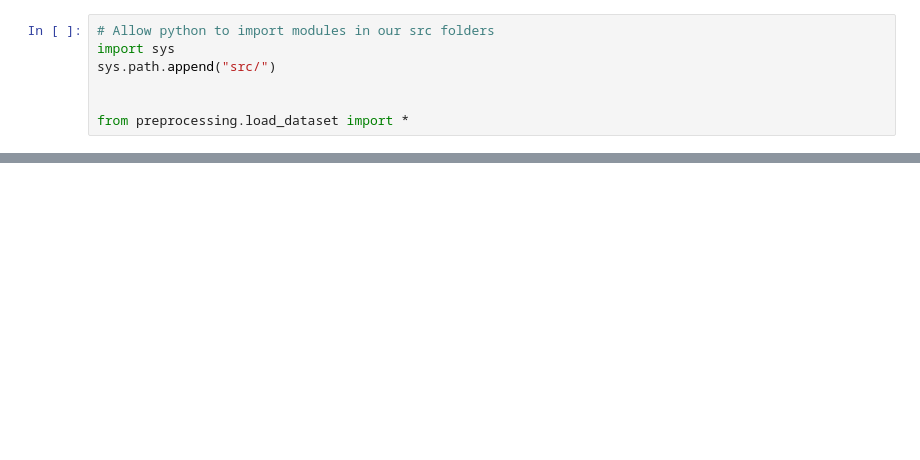
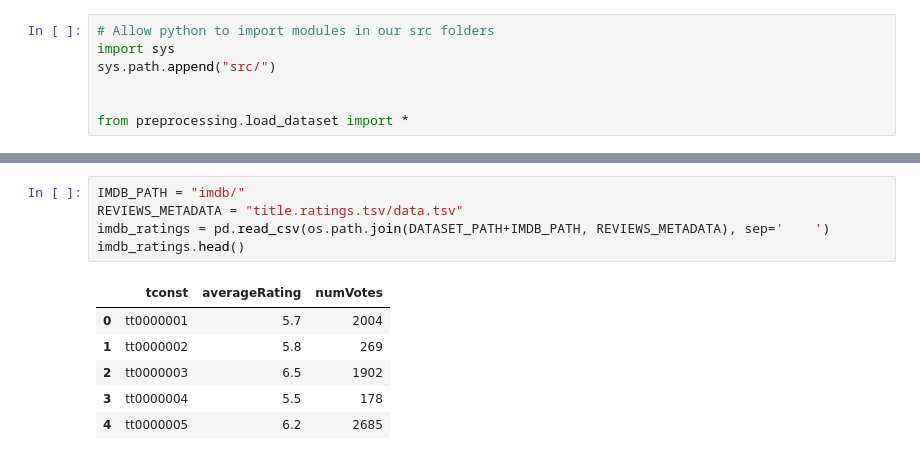
Before and after one commit to epfl-ada/ada-2023-project-advanceddataarsonists, a Jupyter notebook: data_exploring.ipynb, the cells around one changed output, grey strips where cells are left out. Cells and saved outputs as stored; diff of their text form; blank space fills up the shorter version.

```diff
--- a/data_exploring.ipynb
+++ b/data_exploring.ipynb
@@ -52,0 +84,12 @@ tvtropes_tf.sample(5)
+# %%
+IMDB_PATH = "imdb/"
+REVIEWS_METADATA = "title.ratings.tsv/data.tsv"
+imdb_ratings = pd.read_csv(os.path.join(DATASET_PATH+IMDB_PATH, REVIEWS_METADATA), sep='	')
+imdb_ratings.head()
+# %% [output]
+|  | tconst | averageRating | numVotes |
+| 0 | tt0000001 | 5.7 | 2004 |
+| 1 | tt0000002 | 5.8 | 269 |
+| 2 | tt0000003 | 6.5 | 1902 |
+| 3 | tt0000004 | 5.5 | 178 |
+| 4 | tt0000005 | 6.2 | 2685 |
```
Also changed, not shown: parts of 16 cells of this notebook, 1 other file.
